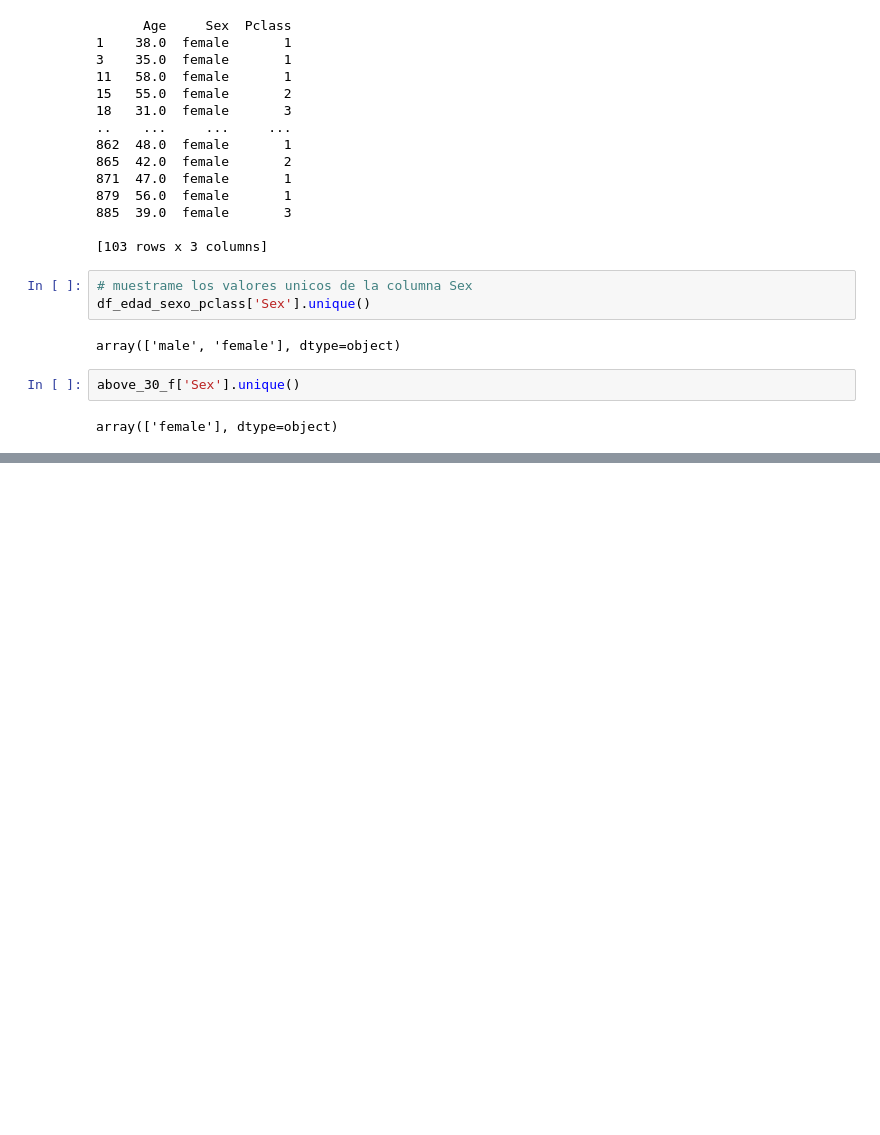
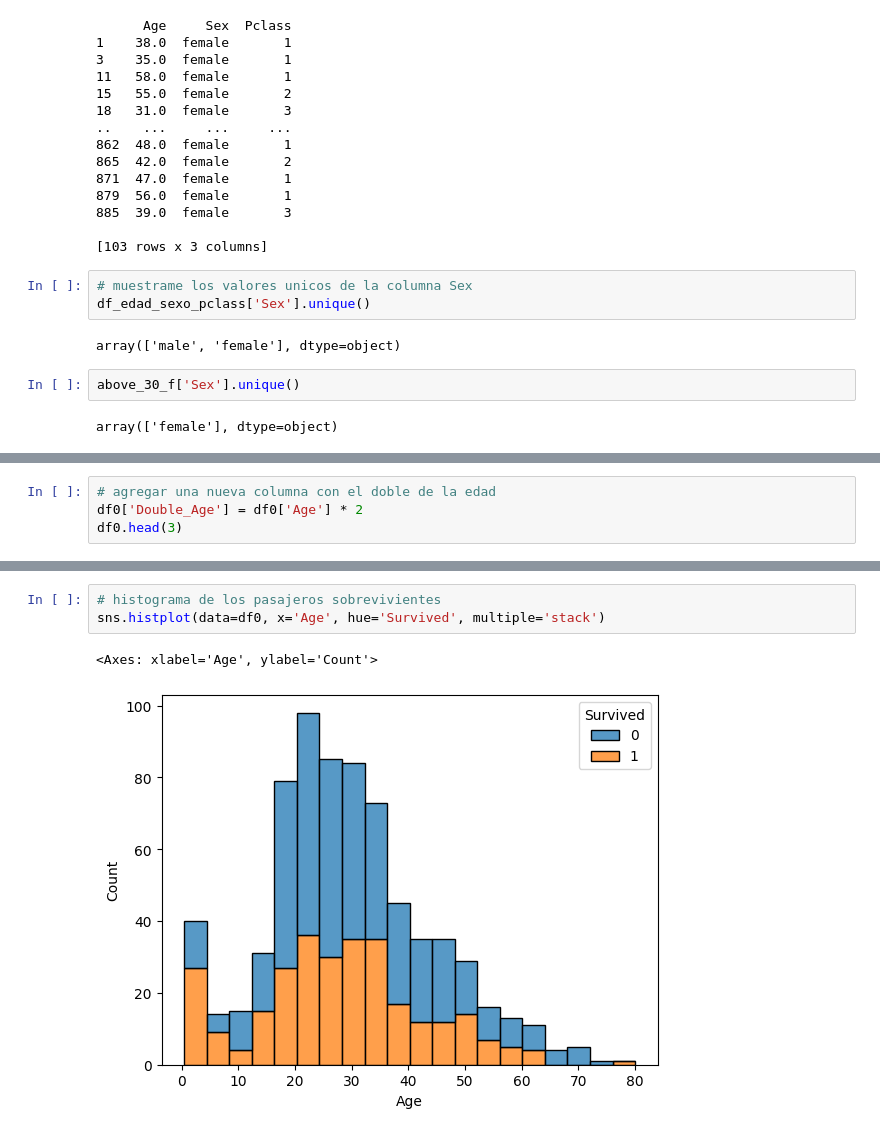
Before and after one commit to gabmata22/fundamentos-de-pandas, a Jupyter notebook: titanic.ipynb, the cells around one changed output, grey strips where cells are left out. Drawn from its saved outputs; the diff is of its cells as text; blank space fills up the shorter version.

```diff
--- a/titanic.ipynb
+++ b/titanic.ipynb
@@ -133,0 +290,4 @@ array(['female'], dtype=object)
+# %%
+# agregar una nueva columna con el doble de la edad
+df0['Double_Age'] = df0['Age'] * 2
+df0.head(3)
@@ -133,0 +325,6 @@ array(['female'], dtype=object)
+# %%
+# histograma de los pasajeros sobrevivientes
+sns.histplot(data=df0, x='Age', hue='Survived', multiple='stack')
+# %% [output]
+<Axes: xlabel='Age', ylabel='Count'>
+[figure, added]
```
Also changed, not shown: parts of 21 cells of this notebook, 3 other files.
